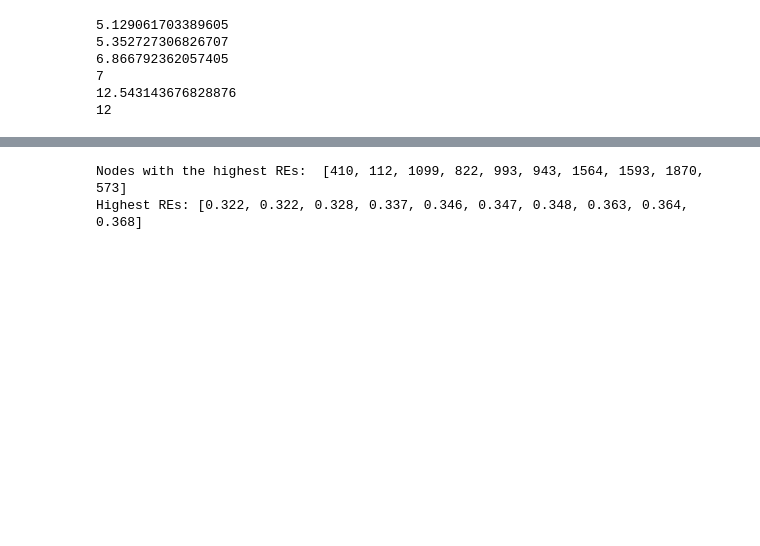
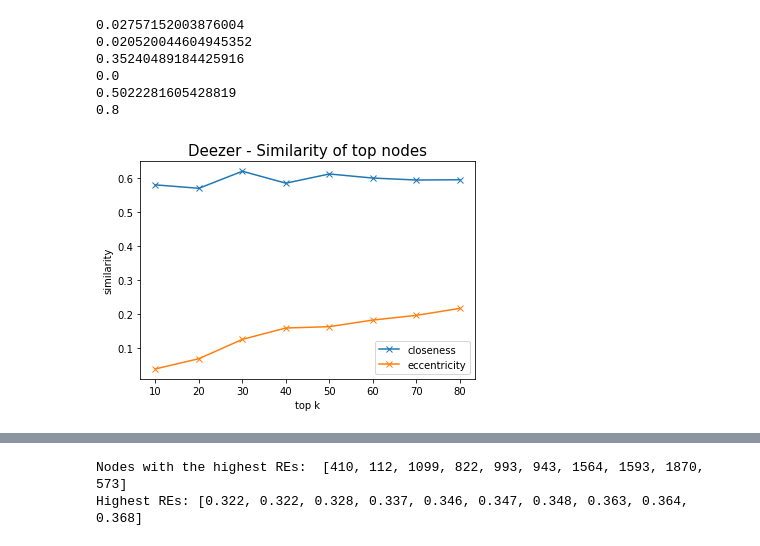
Before and after one commit to Dibbeding/SNACSprojectOrionRigel, a Jupyter notebook: embed/result_report_deezer.ipynb, the cells around one changed output, grey strips where cells are left out. Cells and saved outputs as stored; diff of their text form; code cells hidden in the pictures; blank space fills up the shorter version.

Commit message:
Final code
Added new results, reports in .ipynb formats. Pickle files are for there to reconstruct results.
README added.

```diff
--- a/embed/result_report_deezer.ipynb
+++ b/embed/result_report_deezer.ipynb
@@ -172,14 +234,15 @@ Processed  100.0 % of total calculations...
 # %%
-print(avg_path_length_estimated)
-print(avg_path_length_exact)
-print(radius_estimated)
-print(radius_exact)
-print(diameter_estimated)
-print(diameter_exact)
+#ESTIMATIONs:
+print(np.std(result_avg_path_length_estimated))
+print(np.std(result_avg_path_length_exact))
+print(np.std(result_radius_estimated))
+print(np.std(result_radius_exact))
+print(np.std(result_diameter_estimated))
+print(np.std(result_diameter_exact))
 # %% [output]
-5.129061703389605
-5.352727306826707
-6.866792362057405
-7
-12.543143676828876
-12
+0.02757152003876004
+0.020520044604945352
+0.35240489184425916
+0.0
+0.5022281605428819
+0.8
@@ -185,0 +269,10 @@ print(diameter_exact)
+# %%
+plt.plot([10,20,30,40,50,60,70,80],avg_sims_c, 'x-', label = 'closeness')
+plt.plot([10,20,30,40,50,60,70,80],avg_sims_e, 'x-', label = 'eccentricity')
+plt.title('Deezer - Similarity of top nodes', fontsize = 15)
+plt.xlabel('top k')
+plt.ylabel('similarity')
+plt.legend()
+plt.show()
+# %% [output]
+[figure, added]
```
Also changed, not shown: parts of 13 cells of this notebook, 50 other files.
